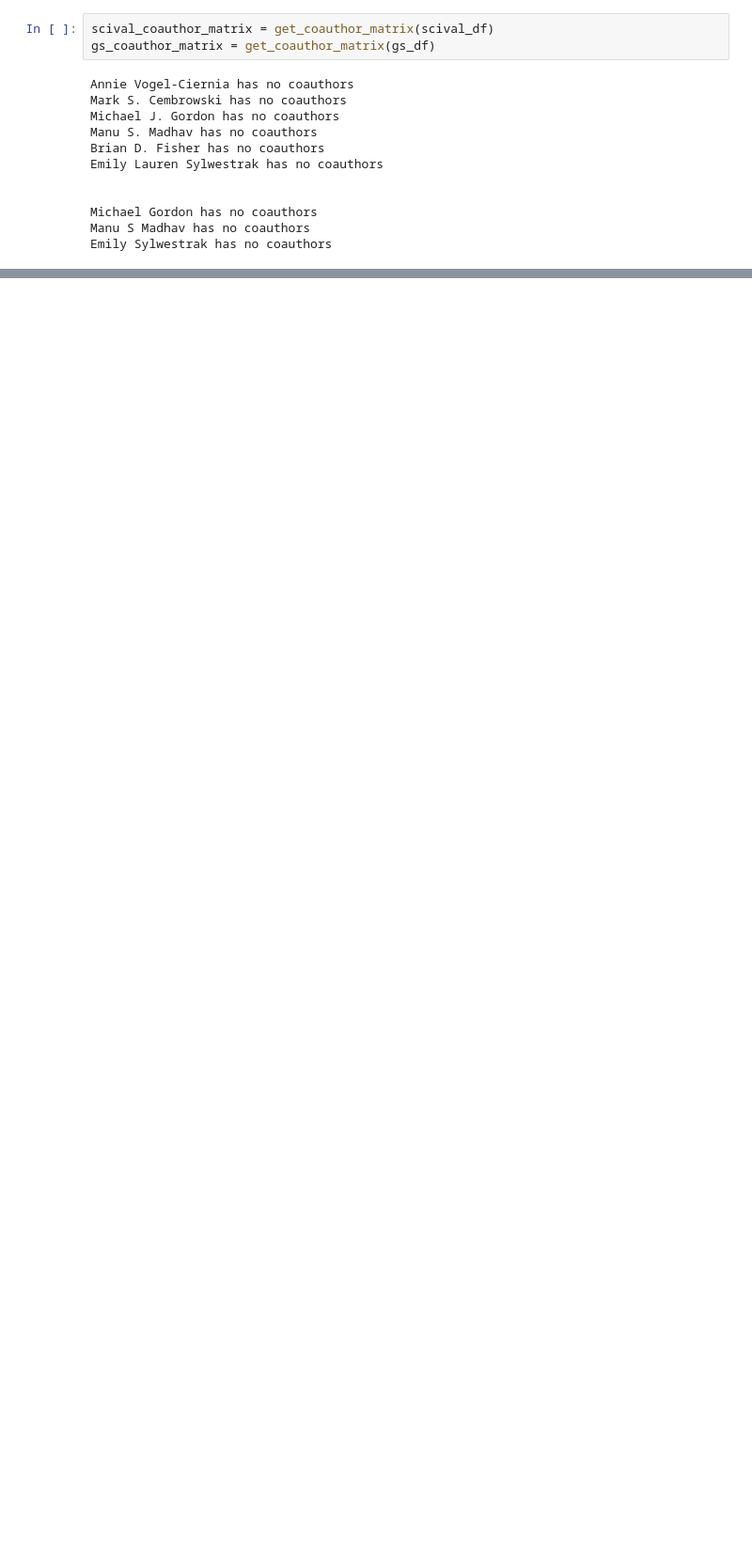
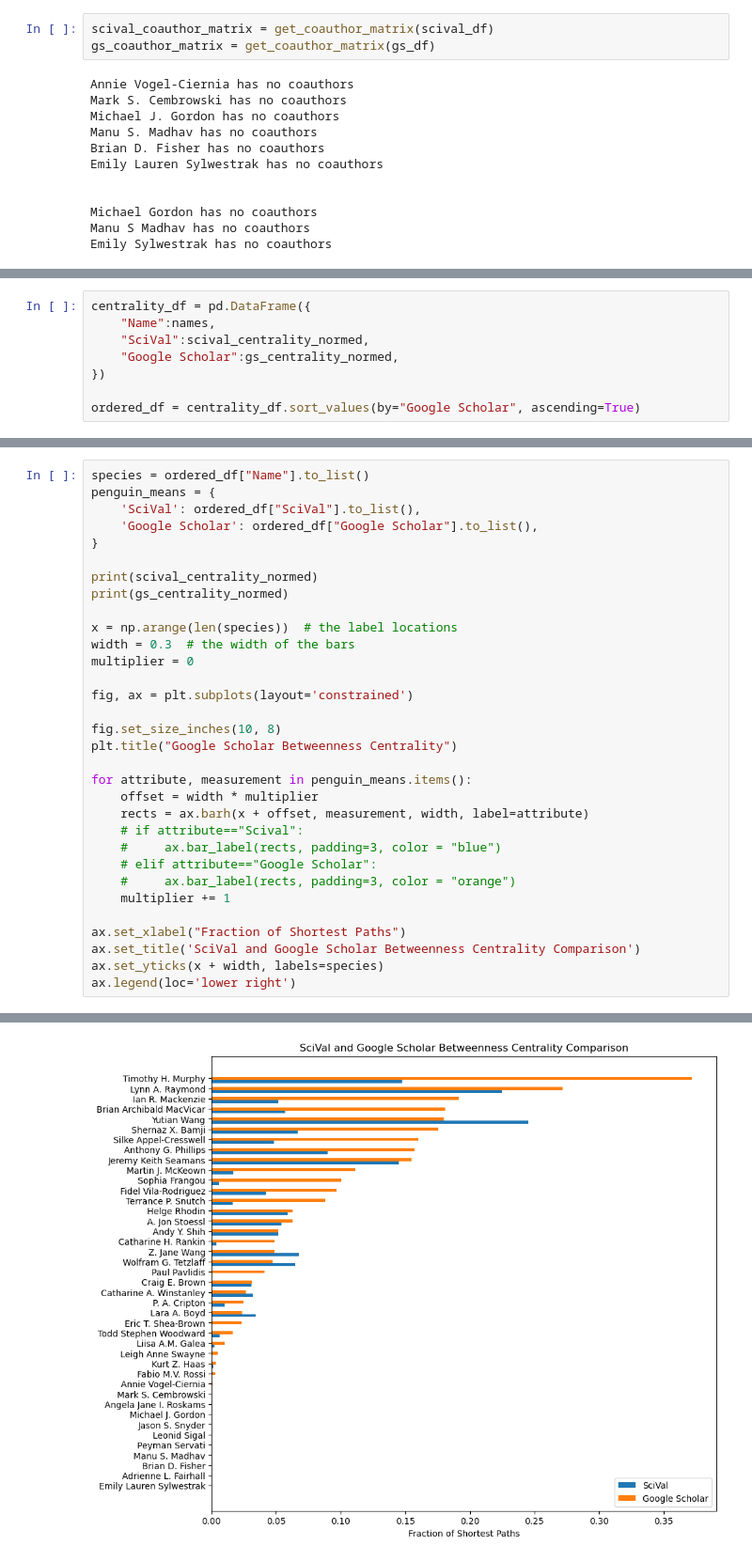
Before and after one commit to rainacao/scholar_metrics_scraper, a Jupyter notebook: authorlist comparisons/comparison.ipynb, the cells around one changed output, grey strips where cells are left out. Shown: that part at 94% size. Saved outputs shown, nothing was run; the diff lists cells and outputs as text; blank space fills up the shorter version.

Commit message:
comparisons

```diff
--- a/authorlist comparisons/comparison.ipynb
+++ b/authorlist comparisons/comparison.ipynb
@@ -87,0 +143,8 @@ print(gs_coauthor_matrix)
+# %%
+centrality_df = pd.DataFrame({
+    "Name":names,
+    "SciVal":scival_centrality_normed,
+    "Google Scholar":gs_centrality_normed,
+})
+
+ordered_df = centrality_df.sort_values(by="Google Scholar", ascending=True)
@@ -87,0 +197,33 @@ print(gs_coauthor_matrix)
+# %%
+species = ordered_df["Name"].to_list()
+penguin_means = {
+    'SciVal': ordered_df["SciVal"].to_list(),
+    'Google Scholar': ordered_df["Google Scholar"].to_list(),
+}
+
+print(scival_centrality_normed)
+print(gs_centrality_normed)
+
+x = np.arange(len(species))  # the label locations
+width = 0.3  # the width of the bars
+multiplier = 0
+
+fig, ax = plt.subplots(layout='constrained')
+
+fig.set_size_inches(10, 8)
+plt.title("Google Scholar Betweenness Centrality")
+
+for attribute, measurement in penguin_means.items():
+    offset = width * multiplier
+    rects = ax.barh(x + offset, measurement, width, label=attribute)
+    # if attribute=="Scival":
+    #     ax.bar_label(rects, padding=3, color = "blue")
+    # elif attribute=="Google Scholar":
+    #     ax.bar_label(rects, padding=3, color = "orange")
+    multiplier += 1
+
+ax.set_xlabel("Fraction of Shortest Paths")
+ax.set_title('SciVal and Google Scholar Betweenness Centrality Comparison')
+ax.set_yticks(x + width, labels=species)
+ax.legend(loc='lower right')
+# %% [output]
@@ -87,0 +245 @@ print(gs_coauthor_matrix)
+[figure, added]
```
Also changed, not shown: parts of 13 cells of this notebook, 5 other files.
